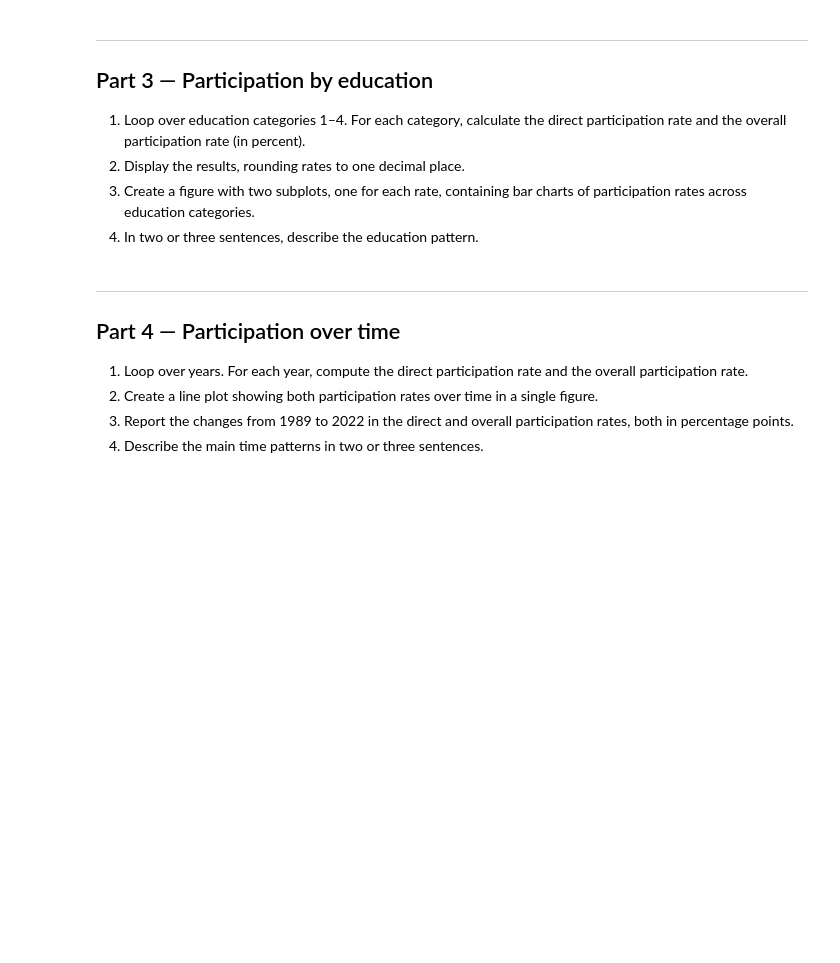
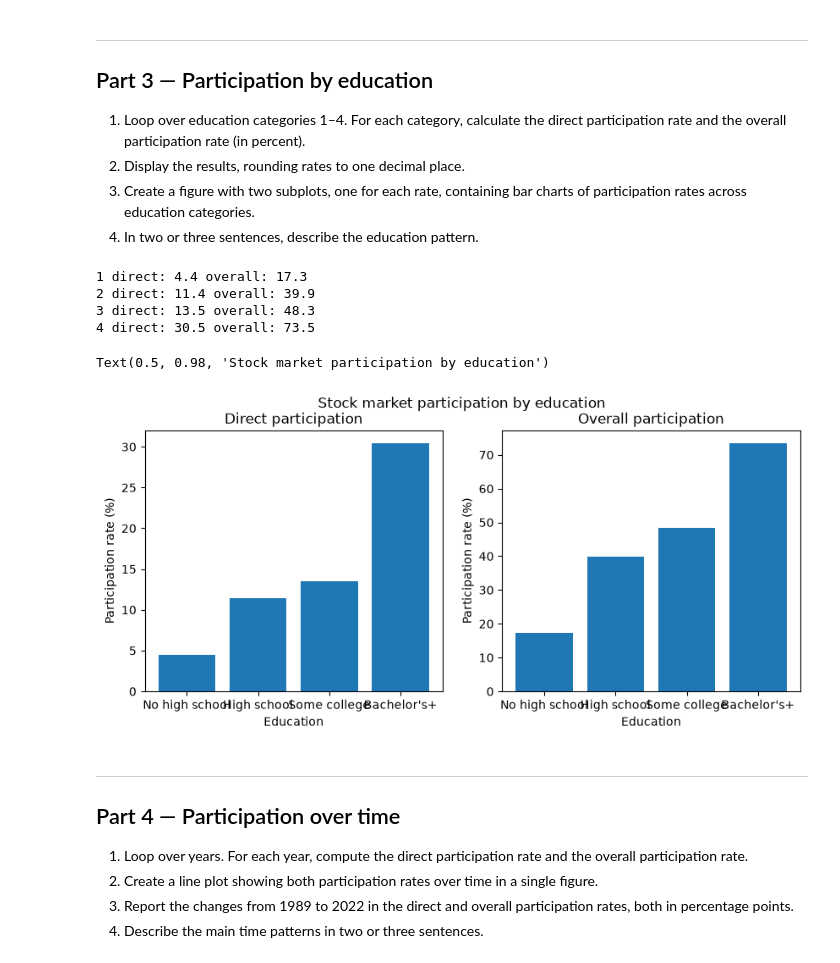
Before and after one commit to gddsbfy7hg-ux/Tech-2-assignment-3, a Jupyter notebook: assignment3.ipynb, the cells around one changed output. Drawn from its saved outputs; the diff is of its cells as text; code cells hidden in the pictures; blank space fills up the shorter version.

```diff
--- a/assignment3.ipynb
+++ b/assignment3.ipynb
@@ -200,3 +200,42 @@ overall (mean)
 3. Create a figure with two subplots, one for each rate, containing bar charts
    of participation rates across education categories.
 4. In two or three sentences, describe the education pattern.
+# %%
+direct_rates = []
+overall_rates = []
+
+for educ in [1, 2, 3, 4]:
+    df_educ = df.loc[df["educ"] == educ]
+    direct = participation_rate(df_educ["direct"])
+    overall = participation_rate(df_educ["overall"])
+    direct_rates.append(direct)
+    overall_rates.append(overall)
+    print(educ, "direct:", round(direct, 1), "overall:", round(overall, 1))
+# %% [output]
+1 direct: 4.4 overall: 17.3
+2 direct: 11.4 overall: 39.9
+3 direct: 13.5 overall: 48.3
+4 direct: 30.5 overall: 73.5
+# %%
+import matplotlib.pyplot as plt
+
+labels = ['No high school', 'High school', 'Some college', "Bachelor's+"]
+
+fig, axes = plt.subplots(1, 2, figsize=(10, 4))
+
+# Left panel: direct participation
+axes[0].bar(labels, direct_rates)
+axes[0].set_title('Direct participation')
+axes[0].set_xlabel('Education')
+axes[0].set_ylabel('Participation rate (%)')
+
+# Right panel: overall participation
+axes[1].bar(labels, overall_rates)
+axes[1].set_title('Overall participation')
+axes[1].set_xlabel('Education')
+axes[1].set_ylabel('Participation rate (%)')
+
+fig.suptitle('Stock market participation by education')
+# %% [output]
+Text(0.5, 0.98, 'Stock market participation by education')
+[figure, added]
```
Also changed, not shown: parts of 1 cell of this notebook.
